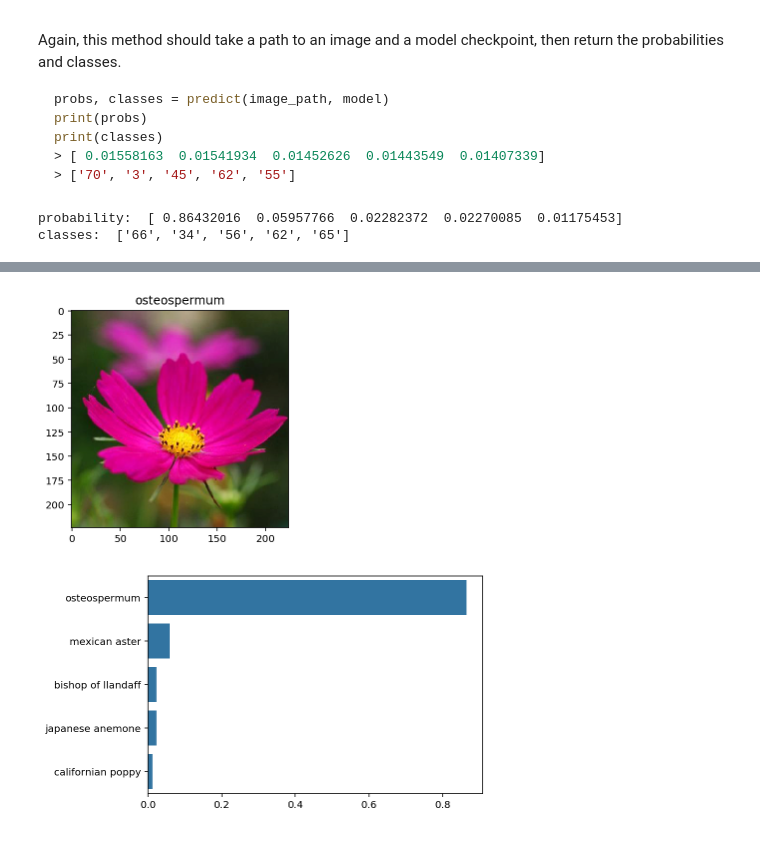
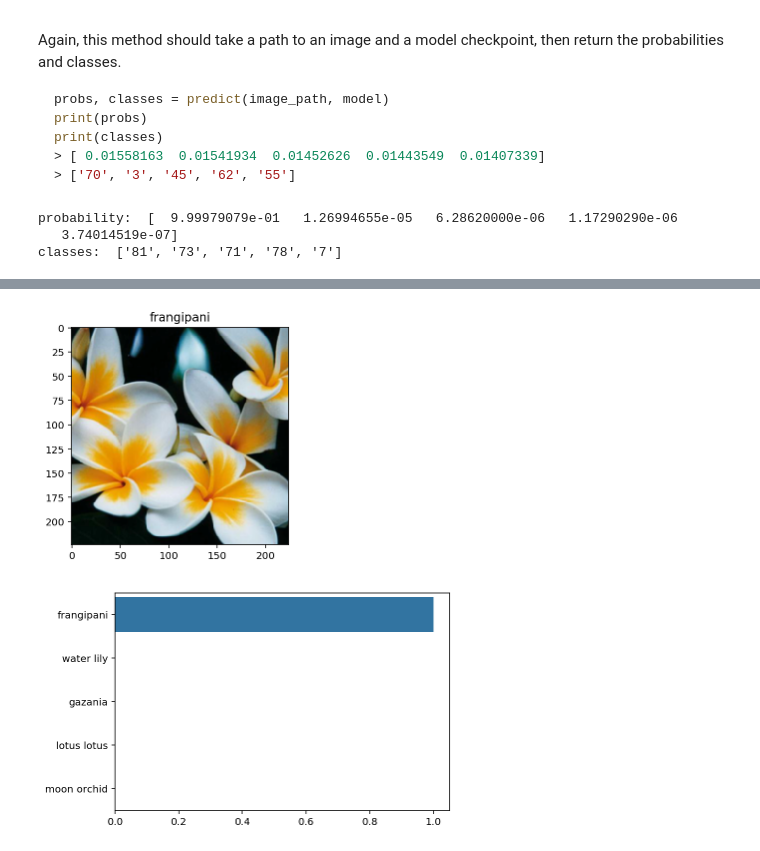
Before and after one commit to Rahul-Thengadi/Flower-Species-Classifier-Project, a Jupyter notebook: Image Classifier Part-1/Image Classifier Project.ipynb, the cells around one changed output, grey strips where cells are left out. Saved outputs shown, nothing was run; the diff lists cells and outputs as text; code cells hidden in the pictures.

```diff
--- a/Image Classifier Part-1/Image Classifier Project.ipynb
+++ b/Image Classifier Part-1/Image Classifier Project.ipynb
@@ -133,7 +136,7 @@ def make_model(arch, hidden_units):
         # freez the parameters from backward pass
         for param in model.parameters():
             param.requires_grad = False
-        input_size = model.classifier.in_features
+        input_size = model.fc.in_features
 
 
     out_size = 102
@@ -212,7 +217,7 @@ def train(model, epochs, optimizer):
                 print(f"Epoch {epoch+1}/{epochs}.. "
                       f"Train loss: {train_loss/print_every:.3f}.. "
                       f"Validation loss: {valid_loss/len(validloader):.3f}.. "
-                      f"Test accuracy: {accuracy/len(validloader):.3f}")
+                      f"Validation accuracy: {accuracy/len(validloader):.3f}")
 
                 train_loss = 0
                 model.train()
@@ -408,17 +408,28 @@ As before, the network expects the images to be normalized in a specific way. Fo
 
 And finally, PyTorch expects the color channel to be the first dimension but it's the third dimension in the PIL image and Numpy array. You can reorder dimensions using [`ndarray.transpose`](https://docs.scipy.org/doc/numpy-1.13.0/reference/generated/numpy.ndarray.transpose.html). The color channel needs to be first and retain the order of the other two dimensions.
 # %%
-def process_image(image_path):
-    ''' Scales, crops, and normalizes a PIL image for a PyTorch model,
-        returns an Numpy array
-    '''
 
-    # TODO: Process a PIL image for use in a PyTorch model
-    img = Image.open(image_path)
-    img = img.resize((256,256))
+def process_image(path):
+
+    img = Image.open(path)
+
     width, height = img.size
 
-    img = img.crop(((width-224)/2, (height-224)/2,  width - (width-224)/2, height - (height-224)/2))
+    if width > 256 or height > 256:
+        if width >= height:
+            img.thumbnail((256*width/height, 256))
+        else:
+            img.thumbnail((256, (height/width)*256))
+
+    width, height = img.size
+    crop_val = 224
+    left =  (width - crop_val)/2
+    top = (height - crop_val)/2
+    right = left + crop_val
+    bottom = top + crop_val
+
+    img = img.crop((left, top, right, bottom))
+
     img = np.array(img)
     np_img = np.zeros((224,224,3))
     np_img = img/255
@@ -427,4 +438,5 @@ def process_image(image_path):
     np_img = (np_img[:,:,:] - mean)/std
     np_img = np_img.transpose(2, 0, 1)
 
+
     return np_img
@@ -513,12 +552,13 @@ def predict(image_path, model, topk=5):
 
     return top_p, top_class
 # %%
-probability, classes = predict('flowers/test/34/image_06954.jpg', model)
+probability, classes = predict('flowers/test/81/image_00946.jpg', model)
 print("probability: ", probability)
 print("classes: ", classes)
 # %% [output]
-probability:  [ 0.86432016  0.05957766  0.02282372  0.02270085  0.01175453]
-classes:  ['66', '34', '56', '62', '65']
+probability:  [  9.99979079e-01   1.26994655e-05   6.28620000e-06   1.17290290e-06
+   3.74014519e-07]
+classes:  ['81', '73', '71', '78', '7']
 # %% [markdown]
 ## Sanity Checking
 
@@ -547,8 +587,8 @@ def sanity_check(image_path, model):
     sns.barplot(x = ps, y = cat_name, color = sns.color_palette()[0])
     plt.show()
 # %%
-img = test_dir +  '/34/image_06954.jpg'
+img = test_dir +  '/81/image_00946.jpg'
 sanity_check(img, model)
 # %% [output]
-[figure, old version]
+[figure, new version]
-[figure, old version]
+[figure, new version]
```
Also changed, not shown: parts of 10 cells of this notebook, 8 other files.
